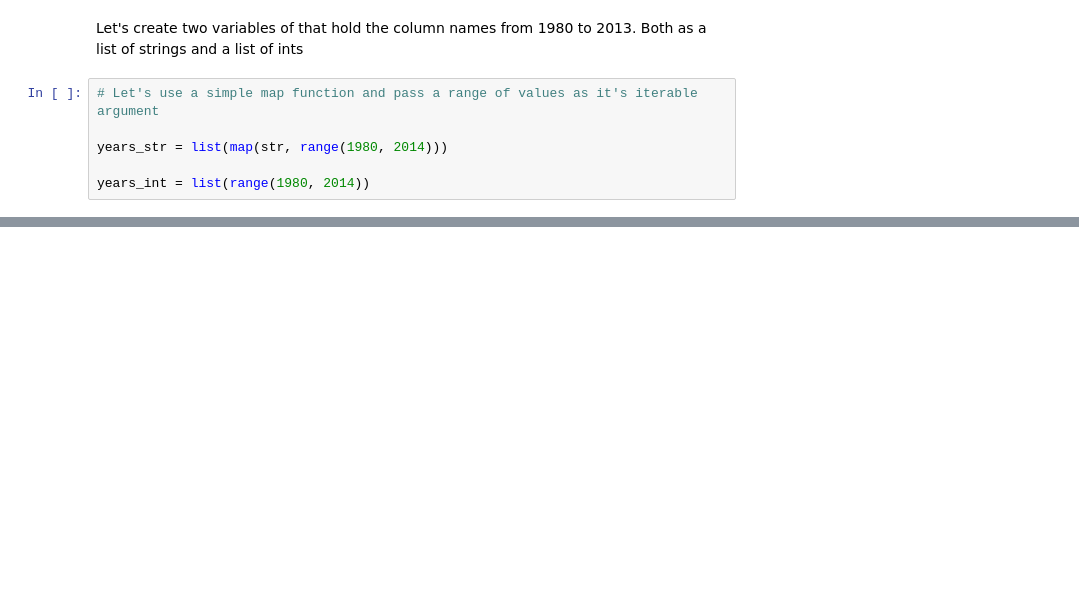
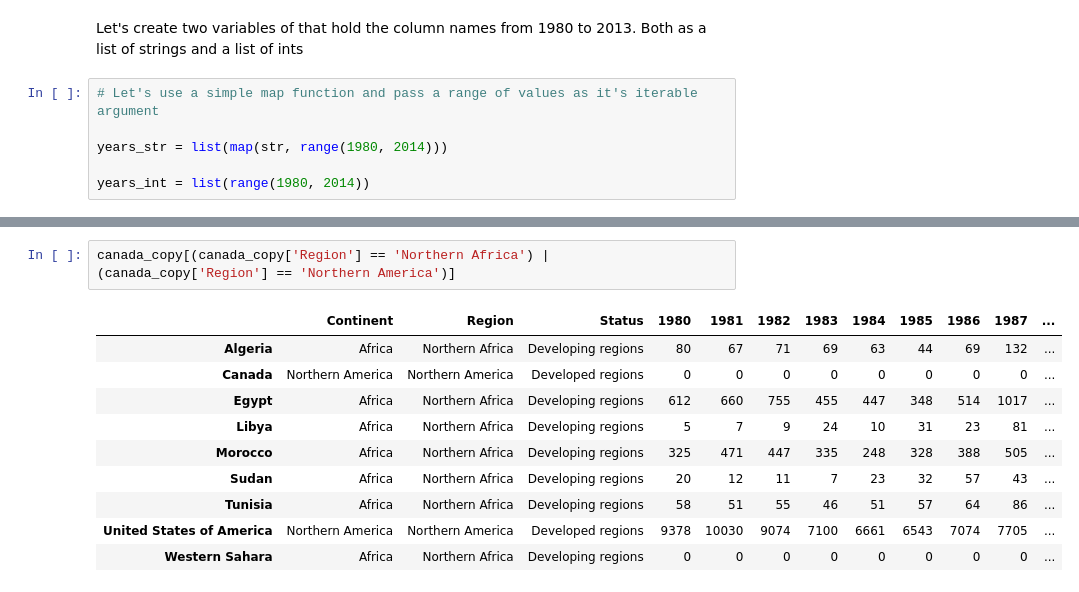
Before and after one commit to Lawrence-Krukrubo/Effective_Plotting_with_Matplotlib, a Jupyter notebook: Part_3_intro_to_matplotlib.ipynb, the cells around one changed output, grey strips where cells are left out. Drawn from its saved outputs; the diff is of its cells as text; blank space fills up the shorter version.

```diff
--- a/Part_3_intro_to_matplotlib.ipynb
+++ b/Part_3_intro_to_matplotlib.ipynb
@@ -300,0 +620,13 @@ The .iloc and .loc indexers were used to select subsets of both Series and DataF
+# %%
+canada_copy[(canada_copy['Region'] == 'Northern Africa') | (canada_copy['Region'] == 'Northern America')]
+# %% [output]
+|  | Continent | Region | Status | 1980 | 1981 | 1982 | 1983 | 1984 | 1985 | 1986 | 1987 | ... |
+| Algeria | Africa | Northern Africa | Developing regions | 80 | 67 | 71 | 69 | 63 | 44 | 69 | 132 | ... |
+| Canada | Northern America | Northern America | Developed regions | 0 | 0 | 0 | 0 | 0 | 0 | 0 | 0 | ... |
+| Egypt | Africa | Northern Africa | Developing regions | 612 | 660 | 755 | 455 | 447 | 348 | 514 | 1017 | ... |
+| Libya | Africa | Northern Africa | Developing regions | 5 | 7 | 9 | 24 | 10 | 31 | 23 | 81 | ... |
+| Morocco | Africa | Northern Africa | Developing regions | 325 | 471 | 447 | 335 | 248 | 328 | 388 | 505 | ... |
+| Sudan | Africa | Northern Africa | Developing regions | 20 | 12 | 11 | 7 | 23 | 32 | 57 | 43 | ... |
+| Tunisia | Africa | Northern Africa | Developing regions | 58 | 51 | 55 | 46 | 51 | 57 | 64 | 86 | ... |
+| United States of America | Northern America | Northern America | Developed regions | 9378 | 10030 | 9074 | 7100 | 6661 | 6543 | 7074 | 7705 | ... |
+| Western Sahara | Africa | Northern Africa | Developing regions | 0 | 0 | 0 | 0 | 0 | 0 | 0 | 0 | ... |
```
Also changed, not shown: parts of 88 cells of this notebook.
